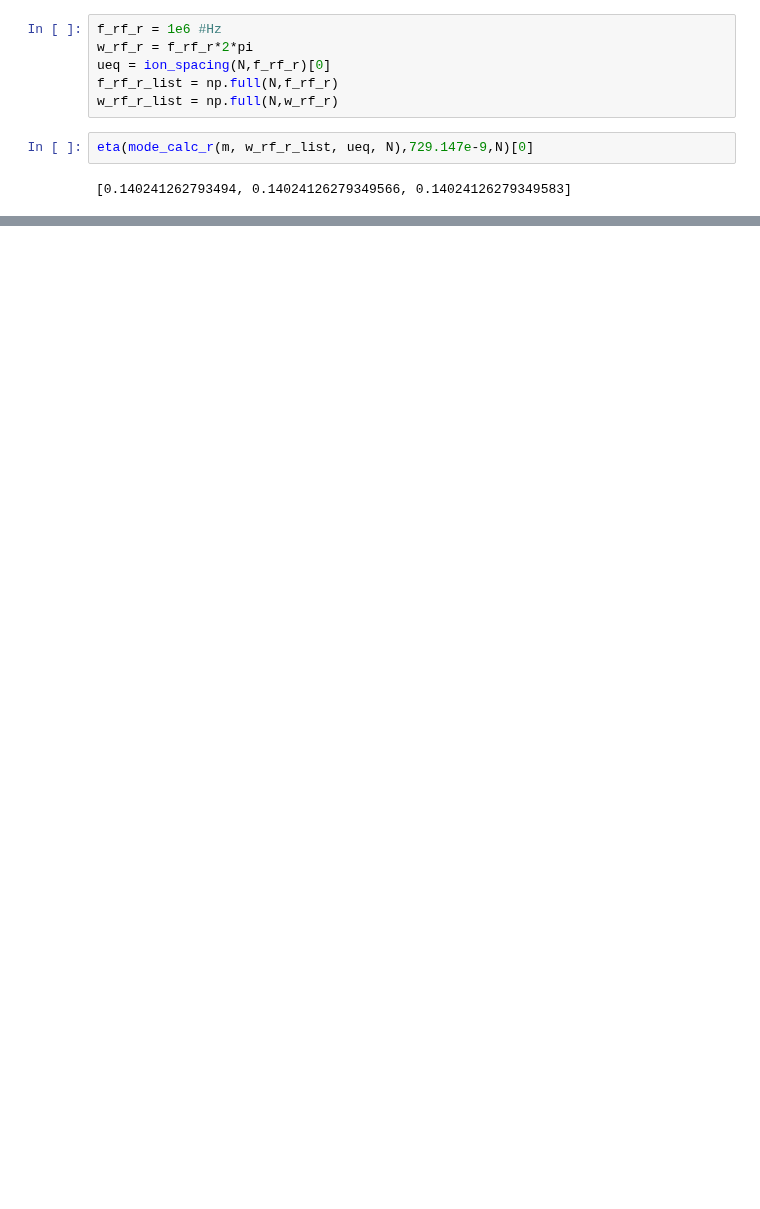
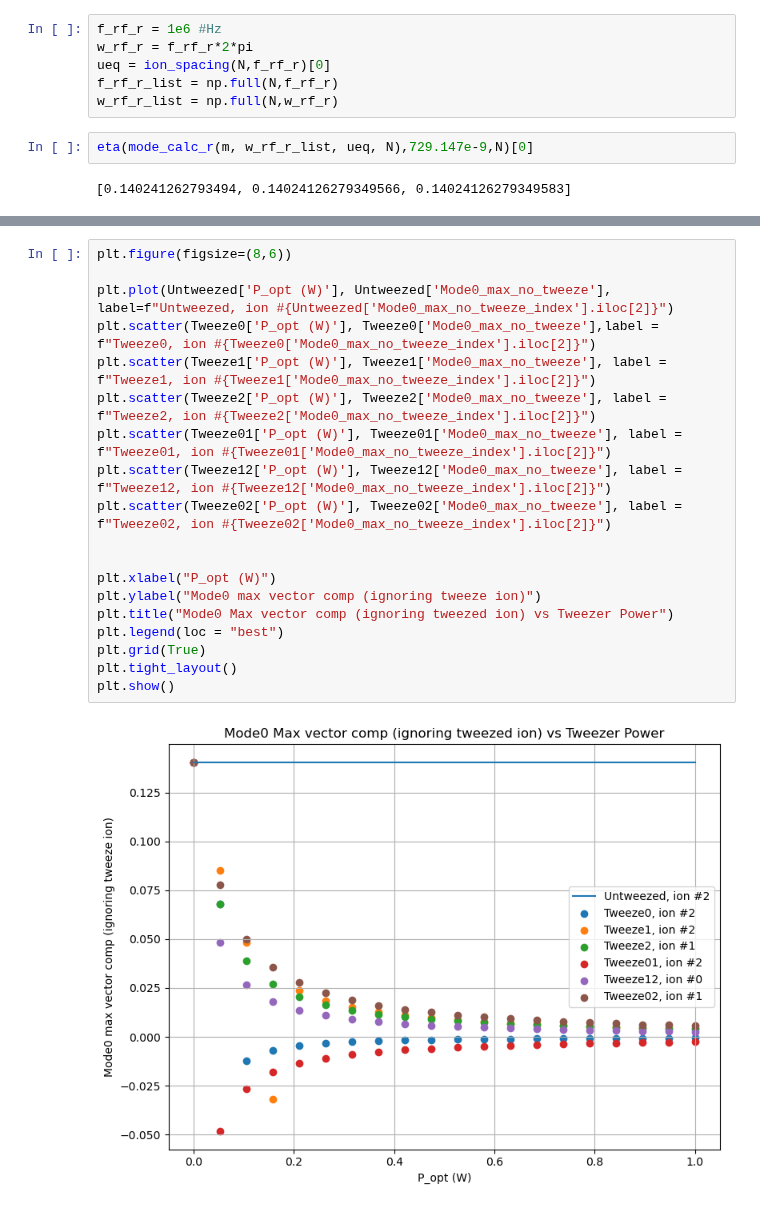
Before and after one commit to SQRLab/BladeRunner, a Jupyter notebook: Tweezers/SBC_Speedup.ipynb, the cells around one changed output, grey strips where cells are left out. Saved outputs shown, nothing was run; the diff lists cells and outputs as text; blank space fills up the shorter version.

```diff
--- a/Tweezers/SBC_Speedup.ipynb
+++ b/Tweezers/SBC_Speedup.ipynb
@@ -136,0 +312,21 @@ df
+# %%
+plt.figure(figsize=(8,6))
+
+plt.plot(Untweezed['P_opt (W)'], Untweezed['Mode0_max_no_tweeze'], label=f"Untweezed, ion #{Untweezed['Mode0_max_no_tweeze_index'].iloc[2]}")
+plt.scatter(Tweeze0['P_opt (W)'], Tweeze0['Mode0_max_no_tweeze'],label = f"Tweeze0, ion #{Tweeze0['Mode0_max_no_tweeze_index'].iloc[2]}")
+plt.scatter(Tweeze1['P_opt (W)'], Tweeze1['Mode0_max_no_tweeze'], label = f"Tweeze1, ion #{Tweeze1['Mode0_max_no_tweeze_index'].iloc[2]}")
+plt.scatter(Tweeze2['P_opt (W)'], Tweeze2['Mode0_max_no_tweeze'], label = f"Tweeze2, ion #{Tweeze2['Mode0_max_no_tweeze_index'].iloc[2]}")
+plt.scatter(Tweeze01['P_opt (W)'], Tweeze01['Mode0_max_no_tweeze'], label = f"Tweeze01, ion #{Tweeze01['Mode0_max_no_tweeze_index'].iloc[2]}")
+plt.scatter(Tweeze12['P_opt (W)'], Tweeze12['Mode0_max_no_tweeze'], label = f"Tweeze12, ion #{Tweeze12['Mode0_max_no_tweeze_index'].iloc[2]}")
+plt.scatter(Tweeze02['P_opt (W)'], Tweeze02['Mode0_max_no_tweeze'], label = f"Tweeze02, ion #{Tweeze02['Mode0_max_no_tweeze_index'].iloc[2]}")
+
+
+plt.xlabel("P_opt (W)")
+plt.ylabel("Mode0 max vector comp (ignoring tweeze ion)")
+plt.title("Mode0 Max vector comp (ignoring tweezed ion) vs Tweezer Power")
+plt.legend(loc = "best")
+plt.grid(True)
+plt.tight_layout()
+plt.show()
+# %% [output]
+[figure, added]
```
Also changed, not shown: parts of 25 cells of this notebook.
